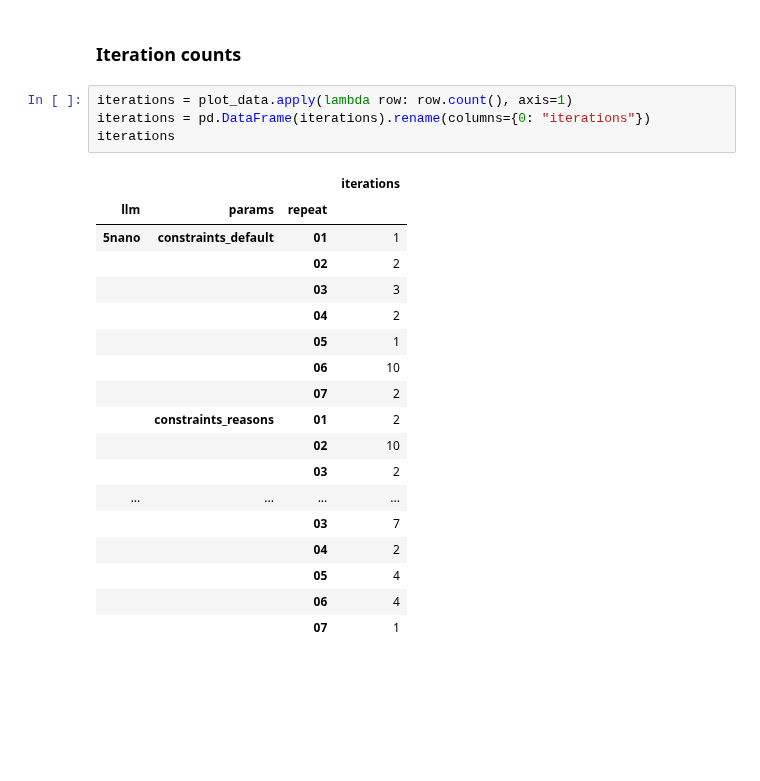
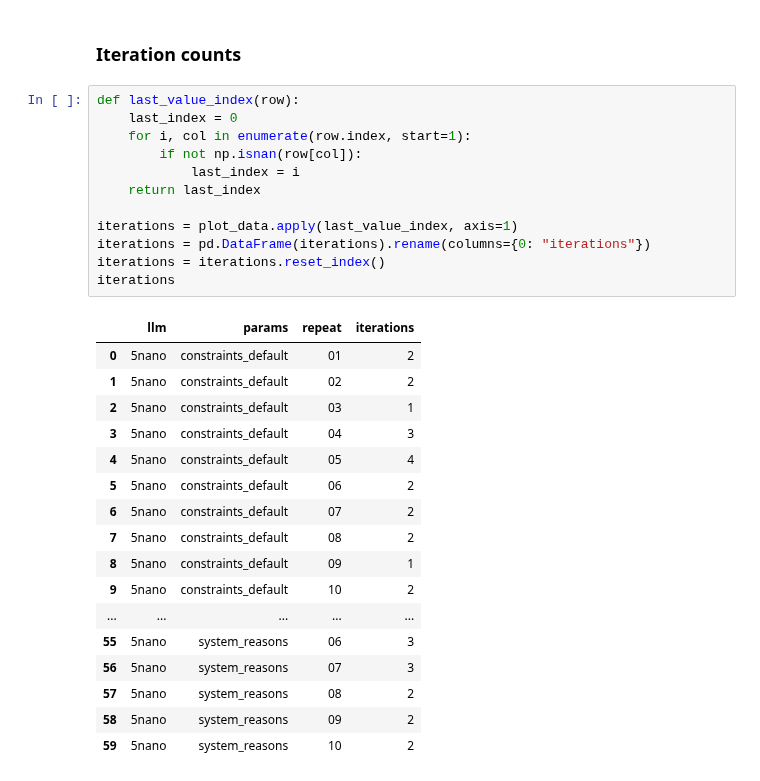
Before and after one commit to smartarch/llm-adaptation, a Jupyter notebook: generated_adaptations/plot_dragon.ipynb, the cells around one changed output. Drawn from its saved outputs; the diff is of its cells as text; blank space fills up the shorter version.

```diff
--- a/generated_adaptations/plot_dragon.ipynb
+++ b/generated_adaptations/plot_dragon.ipynb
@@ -318,26 +319,33 @@ plt.show()
 # %% [markdown]
 ### Iteration counts
 # %%
-iterations = plot_data.apply(lambda row: row.count(), axis=1)
+def last_value_index(row):
+    last_index = 0
+    for i, col in enumerate(row.index, start=1):
+        if not np.isnan(row[col]):
+            last_index = i
+    return last_index
+
+iterations = plot_data.apply(last_value_index, axis=1)
 iterations = pd.DataFrame(iterations).rename(columns={0: "iterations"})
+iterations = iterations.reset_index()
 iterations
 # %% [output]
-|  |  |  | iterations |
-| llm | params | repeat |  |
-| 5nano | constraints_default | 01 | 1 |
-|  |  | 02 | 2 |
-|  |  | 03 | 3 |
-|  |  | 04 | 2 |
-|  |  | 05 | 1 |
-|  |  | 06 | 10 |
-|  |  | 07 | 2 |
-|  | constraints_reasons | 01 | 2 |
-|  |  | 02 | 10 |
-|  |  | 03 | 2 |
-| ... | ... | ... | ... |
-|  |  | 03 | 7 |
-|  |  | 04 | 2 |
-|  |  | 05 | 4 |
-|  |  | 06 | 4 |
-|  |  | 07 | 1 |
+|  | llm | params | repeat | iterations |
+| 0 | 5nano | constraints_default | 01 | 2 |
+| 1 | 5nano | constraints_default | 02 | 2 |
+| 2 | 5nano | constraints_default | 03 | 1 |
+| 3 | 5nano | constraints_default | 04 | 3 |
+| 4 | 5nano | constraints_default | 05 | 4 |
+| 5 | 5nano | constraints_default | 06 | 2 |
+| 6 | 5nano | constraints_default | 07 | 2 |
+| 7 | 5nano | constraints_default | 08 | 2 |
+| 8 | 5nano | constraints_default | 09 | 1 |
+| 9 | 5nano | constraints_default | 10 | 2 |
+| ... | ... | ... | ... | ... |
+| 55 | 5nano | system_reasons | 06 | 3 |
+| 56 | 5nano | system_reasons | 07 | 3 |
+| 57 | 5nano | system_reasons | 08 | 2 |
+| 58 | 5nano | system_reasons | 09 | 2 |
+| 59 | 5nano | system_reasons | 10 | 2 |
 # %%
```
Also changed, not shown: parts of 9 cells of this notebook, 4 other files.
